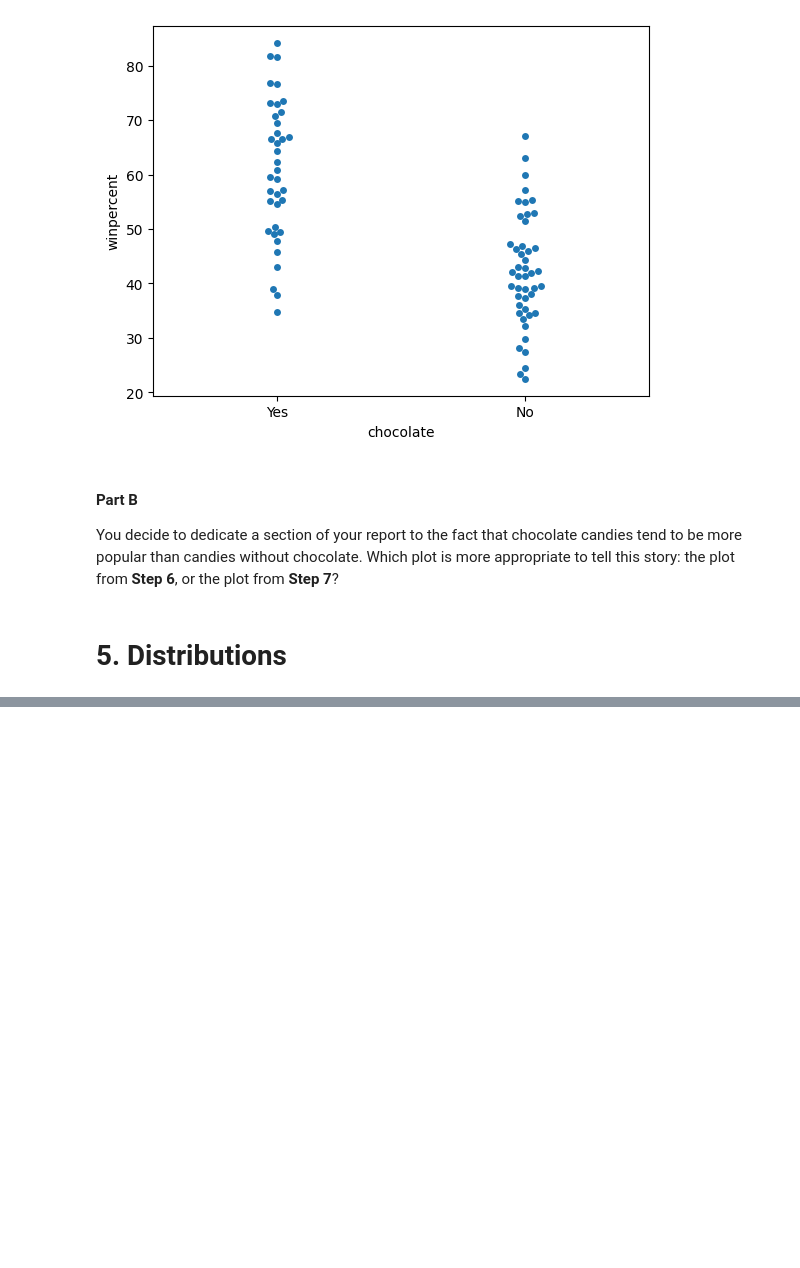
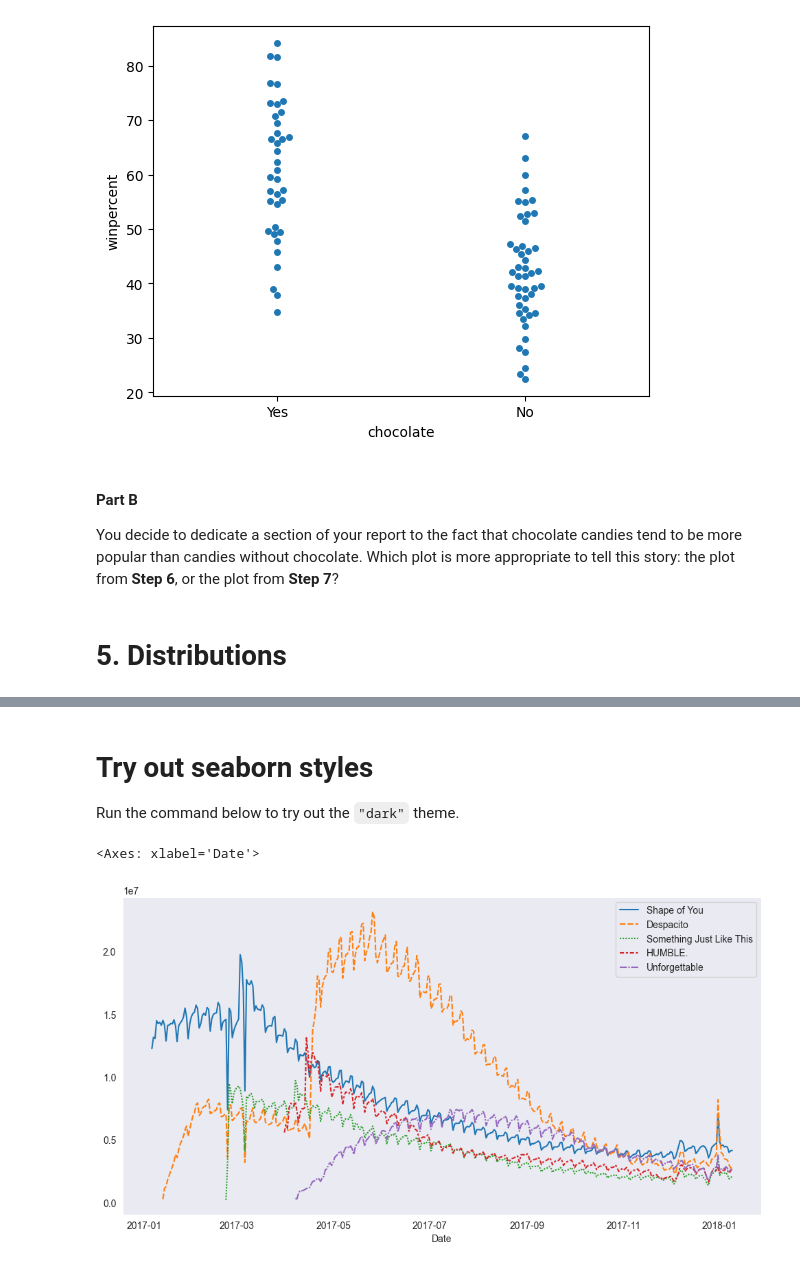
Before and after one commit to kyun1016/kaggle, a Jupyter notebook: notebook/learn/Data_Viaulization.ipynb, the cells around one changed output, grey strips where cells are left out. Cells and saved outputs as stored; diff of their text form; code cells hidden in the pictures; blank space fills up the shorter version.

```diff
--- a/notebook/learn/Data_Viaulization.ipynb
+++ b/notebook/learn/Data_Viaulization.ipynb
@@ -486,0 +567,20 @@ You decide to dedicate a section of your report to the fact that chocolate candi
+# %%
+# Path of the file to read
+spotify_filepath = "../../kaggle/input/Data_Visualization/spotify.csv"
+
+# Read the file into a variable spotify_data
+spotify_data = pd.read_csv(spotify_filepath, index_col="Date", parse_dates=True)
+# %% [markdown]
+# Try out seaborn styles
+
+Run the command below to try out the `"dark"` theme.
+# %%
+# Change the style of the figure
+sns.set_style("dark")
+
+# Line chart
+plt.figure(figsize=(12,6))
+sns.lineplot(data=spotify_data)
+# %% [output]
+<Axes: xlabel='Date'>
+[figure, added]
```
Also changed, not shown: parts of 18 cells of this notebook, 5 other files.
